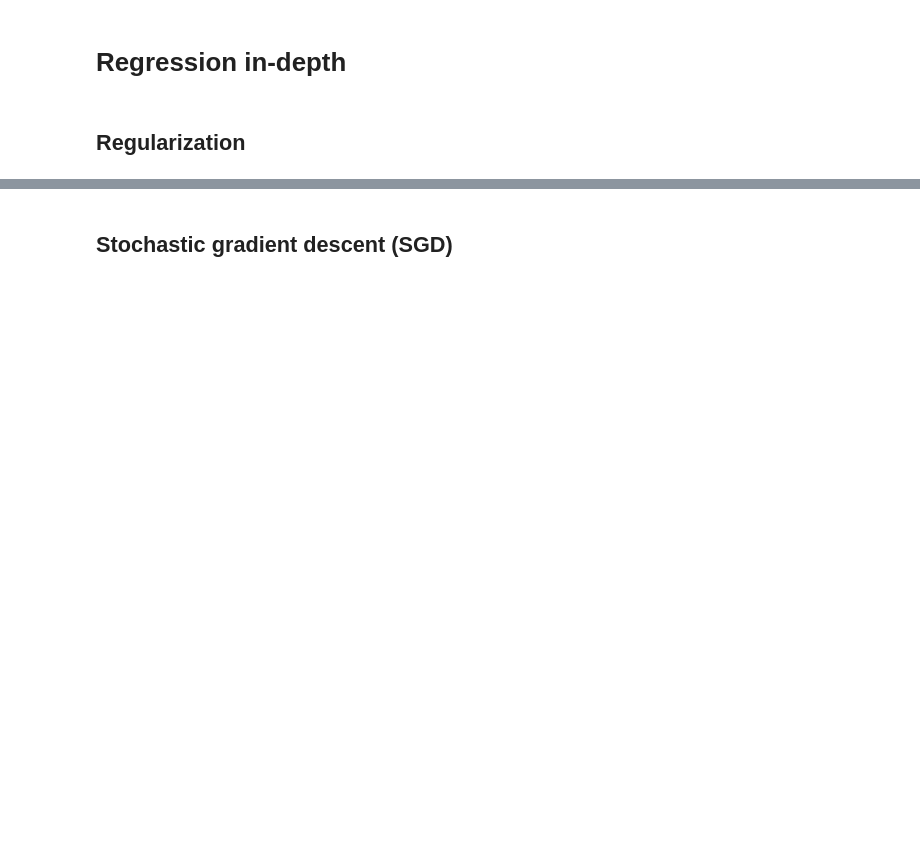
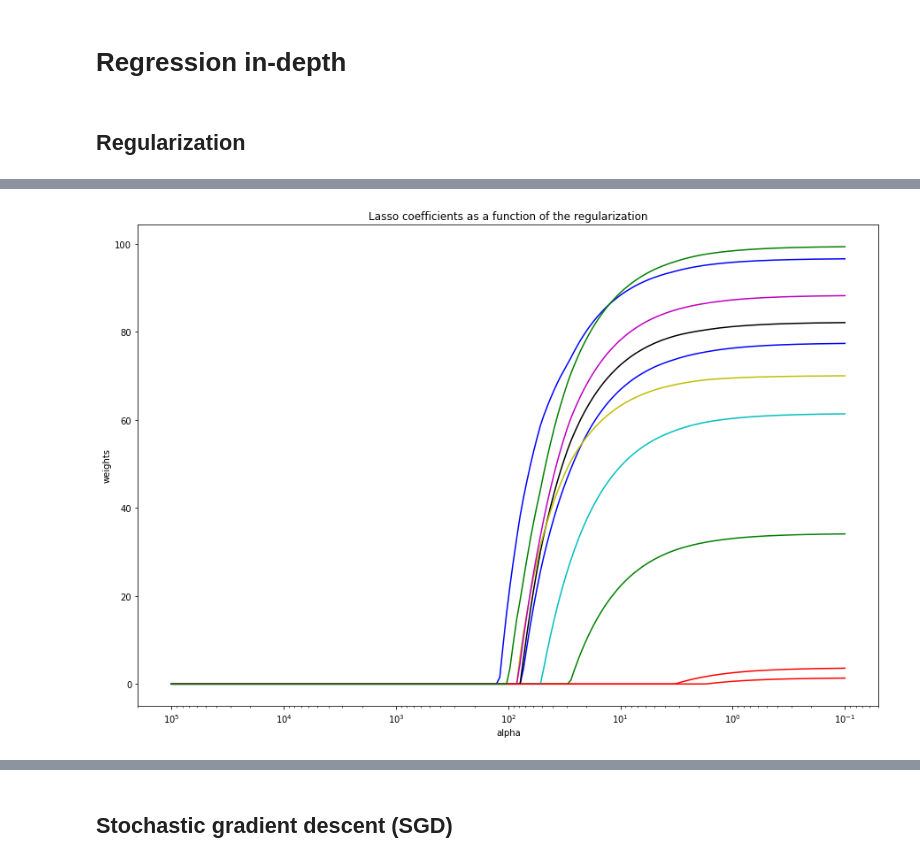
Before and after one commit to aiedward/DS1711-Bootcamp, a Jupyter notebook: Notes/Week-4/Sun-Supervised learning regression/Week4-Notebook.ipynb, the cells around one changed output, grey strips where cells are left out. Cells and saved outputs as stored; diff of their text form; code cells hidden in the pictures; blank space fills up the shorter version.

```diff
--- a/Notes/Week-4/Sun-Supervised learning regression/Week4-Notebook.ipynb
+++ b/Notes/Week-4/Sun-Supervised learning regression/Week4-Notebook.ipynb
@@ -241,31 +280,33 @@ plt.show()
 # %%
 ###############################################################################
 # Compute paths
 
 n_alphas = 200
 alphas = np.logspace(-1, 5, n_alphas)
 clf = linear_model.Lasso()
 
 coefs = []
 for a in alphas:
     clf.set_params(alpha=a)
     clf.fit(X, y)
     coefs.append(clf.coef_)
 
 ###############################################################################
 # Display results
-
+plt.figure(figsize = (15,10))
 ax = plt.gca()
 ax.set_color_cycle(['b', 'r', 'g', 'c', 'k', 'y', 'm'])
 
 ax.plot(alphas, coefs)
 ax.set_xscale('log')
 ax.set_xlim(ax.get_xlim()[::-1])  # reverse axis
 plt.xlabel('alpha')
 plt.ylabel('weights')
 plt.title('Lasso coefficients as a function of the regularization')
 plt.axis('tight')
 plt.show()
+# %% [output]
+[figure, added]
 # %%
 ###############################################################################
 # Compute paths
```
Also changed, not shown: parts of 33 cells of this notebook, 40 other files.
